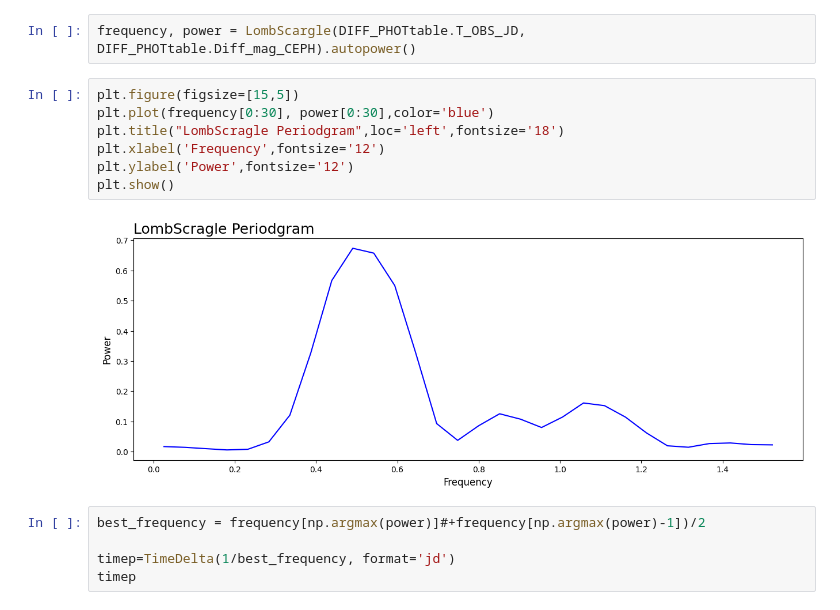
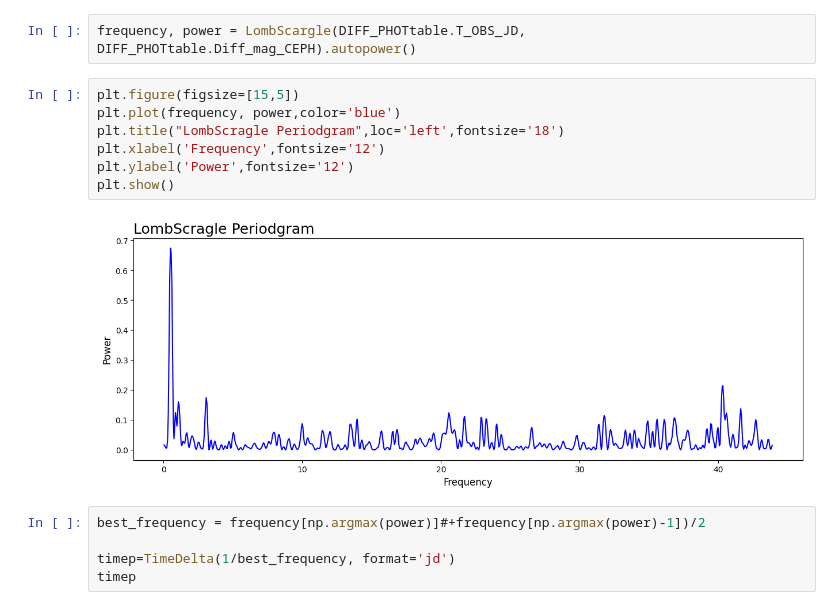
Before and after one commit to Vysakh13579/CEPHEIDS, a Jupyter notebook: Cepheid.ipynb, the cells around one changed output. Saved outputs shown, nothing was run; the diff lists cells and outputs as text.

```diff
--- a/Cepheid.ipynb
+++ b/Cepheid.ipynb
@@ -270,13 +270,13 @@ Apparent Magnitude :     16.4298
 frequency, power = LombScargle(DIFF_PHOTtable.T_OBS_JD, DIFF_PHOTtable.Diff_mag_CEPH).autopower()
 # %%
 plt.figure(figsize=[15,5])
-plt.plot(frequency[0:30], power[0:30],color='blue')
+plt.plot(frequency, power,color='blue')
 plt.title("LombScragle Periodgram",loc='left',fontsize='18')
 plt.xlabel('Frequency',fontsize='12')
 plt.ylabel('Power',fontsize='12')
 plt.show()
 # %% [output]
-[figure, old version]
+[figure, new version]
 # %%
 best_frequency = frequency[np.argmax(power)]#+frequency[np.argmax(power)-1])/2
 
```
